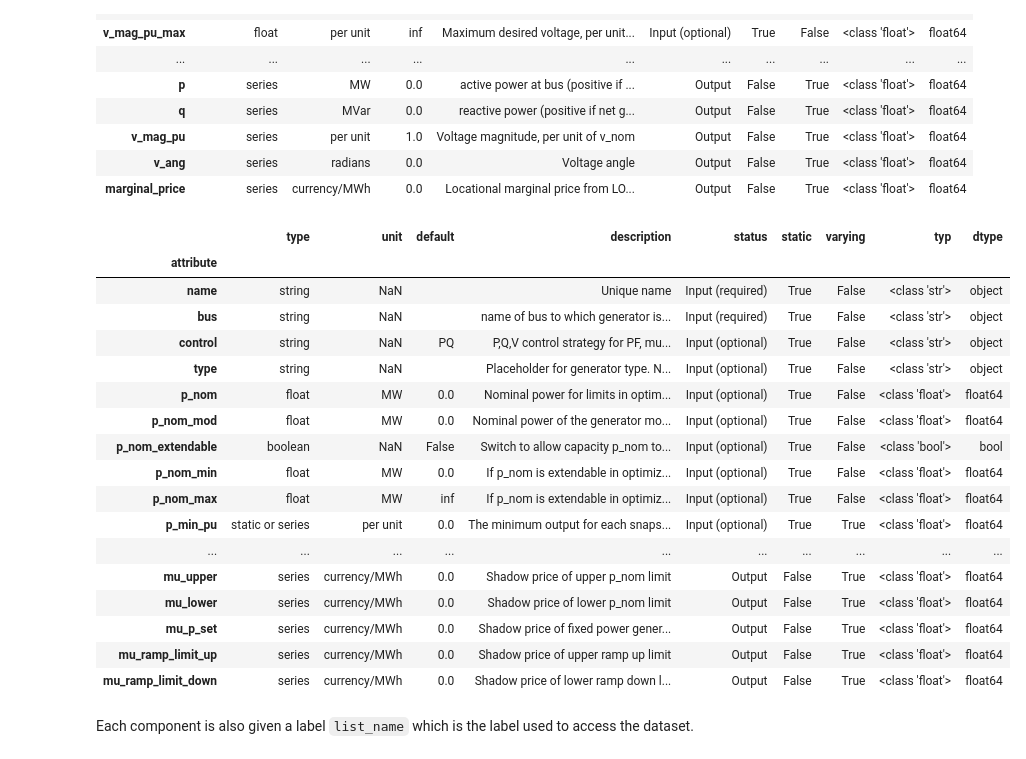
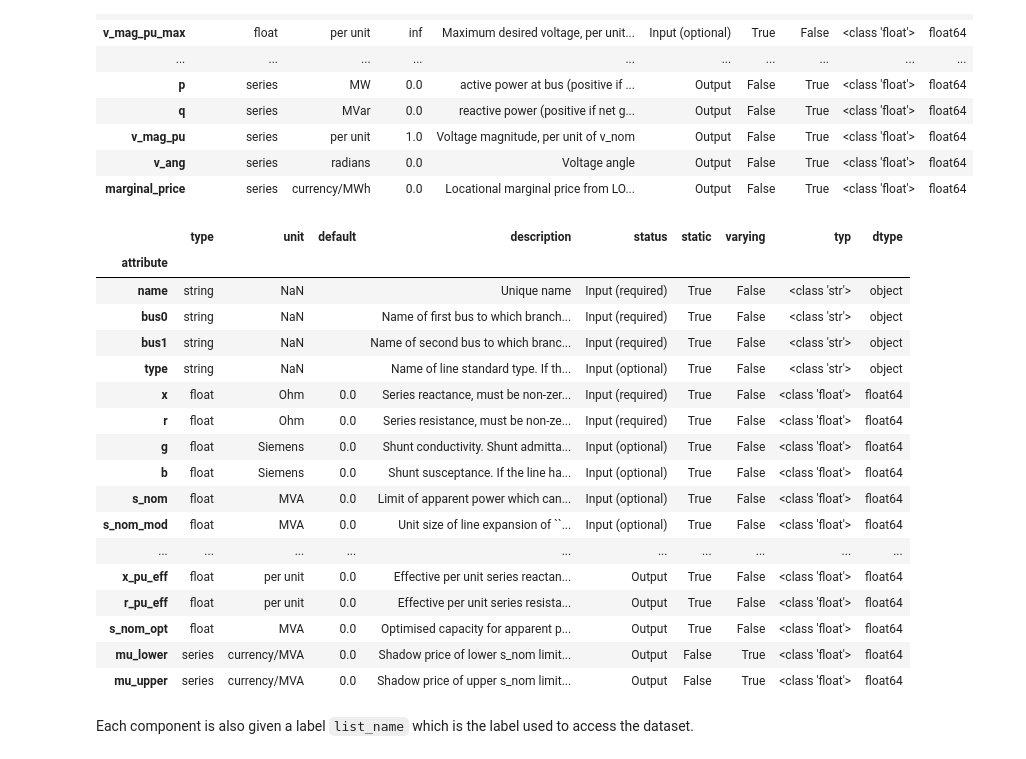
Before and after one commit to open-energy-transition/flex_training_2025, a Jupyter notebook: Lesson 4 Building a PyPSA Model.ipynb, the cells around one changed output. Saved outputs shown, nothing was run; the diff lists cells and outputs as text; code cells hidden in the pictures.

```diff
--- a/Lesson 4 Building a PyPSA Model.ipynb
+++ b/Lesson 4 Building a PyPSA Model.ipynb
@@ -85,26 +91,26 @@ network.component_attrs['Bus']
 | v_ang | series | radians | 0.0 | Voltage angle | Output | False | True | <class 'float'> | float64 |
 | marginal_price | series | currency/MWh | 0.0 | Locational marginal price from LO... | Output | False | True | <class 'float'> | float64 |
 # %%
-network.component_attrs['Generator']
+network.component_attrs['Line']
 # %% [output]
 |  | type | unit | default | description | status | static | varying | typ | dtype |
 | attribute |  |  |  |  |  |  |  |  |  |
 | name | string | NaN |  | Unique name | Input (required) | True | False | <class 'str'> | object |
-| bus | string | NaN |  | name of bus to which generator is... | Input (required) | True | False | <class 'str'> | object |
-| control | string | NaN | PQ | P,Q,V control strategy for PF, mu... | Input (optional) | True | False | <class 'str'> | object |
-| type | string | NaN |  | Placeholder for generator type. N... | Input (optional) | True | False | <class 'str'> | object |
-| p_nom | float | MW | 0.0 | Nominal power for limits in optim... | Input (optional) | True | False | <class 'float'> | float64 |
-| p_nom_mod | float | MW | 0.0 | Nominal power of the generator mo... | Input (optional) | True | False | <class 'float'> | float64 |
-| p_nom_extendable | boolean | NaN | False | Switch to allow capacity p_nom to... | Input (optional) | True | False | <class 'bool'> | bool |
-| p_nom_min | float | MW | 0.0 | If p_nom is extendable in optimiz... | Input (optional) | True | False | <class 'float'> | float64 |
-| p_nom_max | float | MW | inf | If p_nom is extendable in optimiz... | Input (optional) | True | False | <class 'float'> | float64 |
-| p_min_pu | static or series | per unit | 0.0 | The minimum output for each snaps... | Input (optional) | True | True | <class 'float'> | float64 |
+| bus0 | string | NaN |  | Name of first bus to which branch... | Input (required) | True | False | <class 'str'> | object |
+| bus1 | string | NaN |  | Name of second bus to which branc... | Input (required) | True | False | <class 'str'> | object |
+| type | string | NaN |  | Name of line standard type. If th... | Input (optional) | True | False | <class 'str'> | object |
+| x | float | Ohm | 0.0 | Series reactance, must be non-zer... | Input (required) | True | False | <class 'float'> | float64 |
+| r | float | Ohm | 0.0 | Series resistance, must be non-ze... | Input (required) | True | False | <class 'float'> | float64 |
+| g | float | Siemens | 0.0 | Shunt conductivity. Shunt admitta... | Input (optional) | True | False | <class 'float'> | float64 |
+| b | float | Siemens | 0.0 | Shunt susceptance. If the line ha... | Input (optional) | True | False | <class 'float'> | float64 |
+| s_nom | float | MVA | 0.0 | Limit of apparent power which can... | Input (optional) | True | False | <class 'float'> | float64 |
+| s_nom_mod | float | MVA | 0.0 | Unit size of line expansion of ``... | Input (optional) | True | False | <class 'float'> | float64 |
 | ... | ... | ... | ... | ... | ... | ... | ... | ... | ... |
-| mu_upper | series | currency/MWh | 0.0 | Shadow price of upper p_nom limit | Output | False | True | <class 'float'> | float64 |
-| mu_lower | series | currency/MWh | 0.0 | Shadow price of lower p_nom limit | Output | False | True | <class 'float'> | float64 |
-| mu_p_set | series | currency/MWh | 0.0 | Shadow price of fixed power gener... | Output | False | True | <class 'float'> | float64 |
-| mu_ramp_limit_up | series | currency/MWh | 0.0 | Shadow price of upper ramp up limit | Output | False | True | <class 'float'> | float64 |
-| mu_ramp_limit_down | series | currency/MWh | 0.0 | Shadow price of lower ramp down l... | Output | False | True | <class 'float'> | float64 |
+| x_pu_eff | float | per unit | 0.0 | Effective per unit series reactan... | Output | True | False | <class 'float'> | float64 |
+| r_pu_eff | float | per unit | 0.0 | Effective per unit series resista... | Output | True | False | <class 'float'> | float64 |
+| s_nom_opt | float | MVA | 0.0 | Optimised capacity for apparent p... | Output | True | False | <class 'float'> | float64 |
+| mu_lower | series | currency/MVA | 0.0 | Shadow price of lower s_nom limit... | Output | False | True | <class 'float'> | float64 |
+| mu_upper | series | currency/MVA | 0.0 | Shadow price of upper s_nom limit... | Output | False | True | <class 'float'> | float64 |
 # %% [markdown]
 Each component is also given a label `list_name` which is the label used to access the dataset.
 # %%
```
Also changed, not shown: parts of 26 cells of this notebook, 19 other files.
